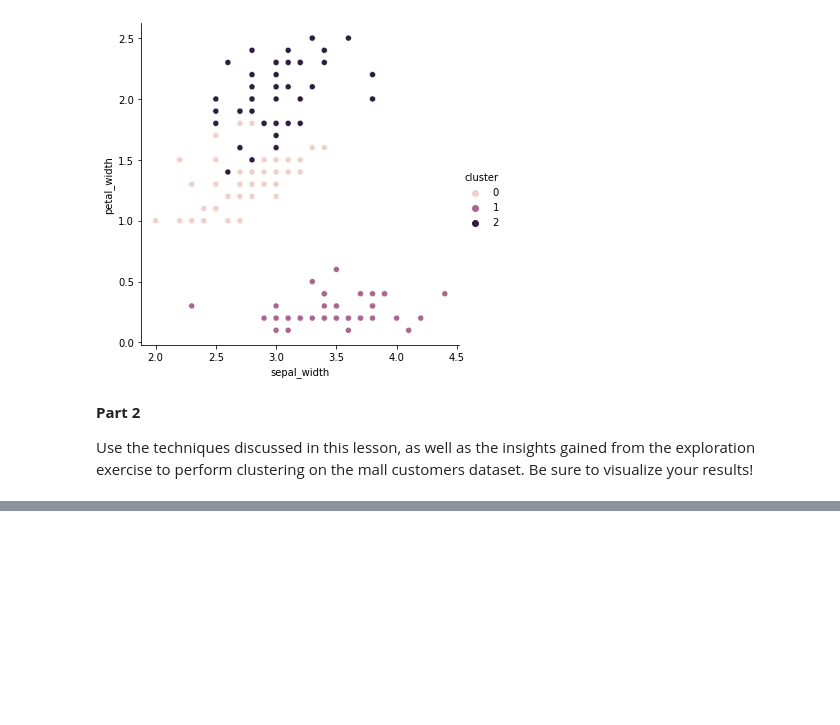
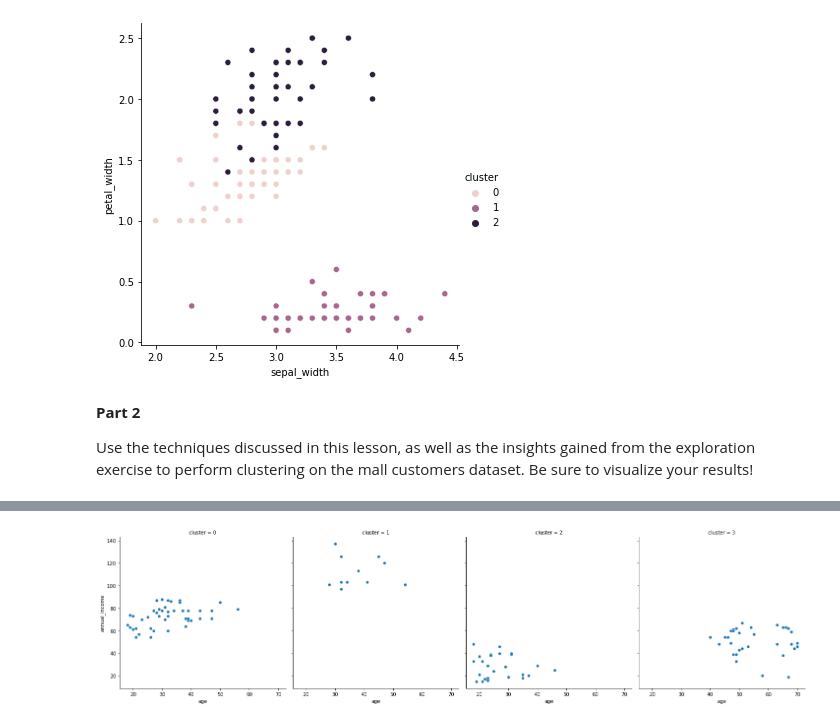
Before and after one commit to johnathon-smith/clustering-exercises, a Jupyter notebook: modeling.ipynb, the cells around one changed output, grey strips where cells are left out. Cells and saved outputs as stored; diff of their text form; code cells hidden in the pictures; blank space fills up the shorter version.

```diff
--- a/modeling.ipynb
+++ b/modeling.ipynb
@@ -120,0 +182,10 @@ Use the techniques discussed in this lesson, as well as the insights gained from
+# %%
+#4 or 5 clusters seems to be about right
+#Create the model
+kmeans = KMeans(n_clusters = 4, random_state = 123)
+
+#Fit the model
+kmeans.fit(X_train)
+
+#Make predictions
+train['cluster'] = kmeans.predict(X_train)
@@ -120,0 +201,6 @@ Use the techniques discussed in this lesson, as well as the insights gained from
+# %%
+#Visualize results
+sns.relplot(x = 'age', y = 'annual_income', col = 'cluster', data = train)
+plt.show()
+# %% [output]
+[figure, added]
```
Also changed, not shown: parts of 23 cells of this notebook.
